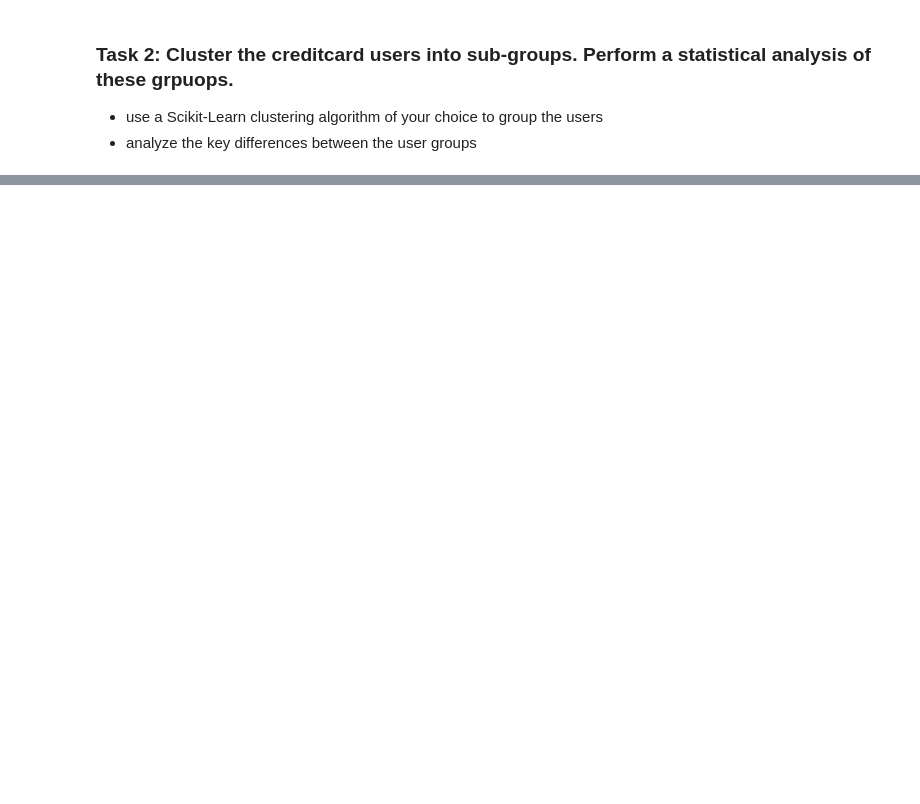
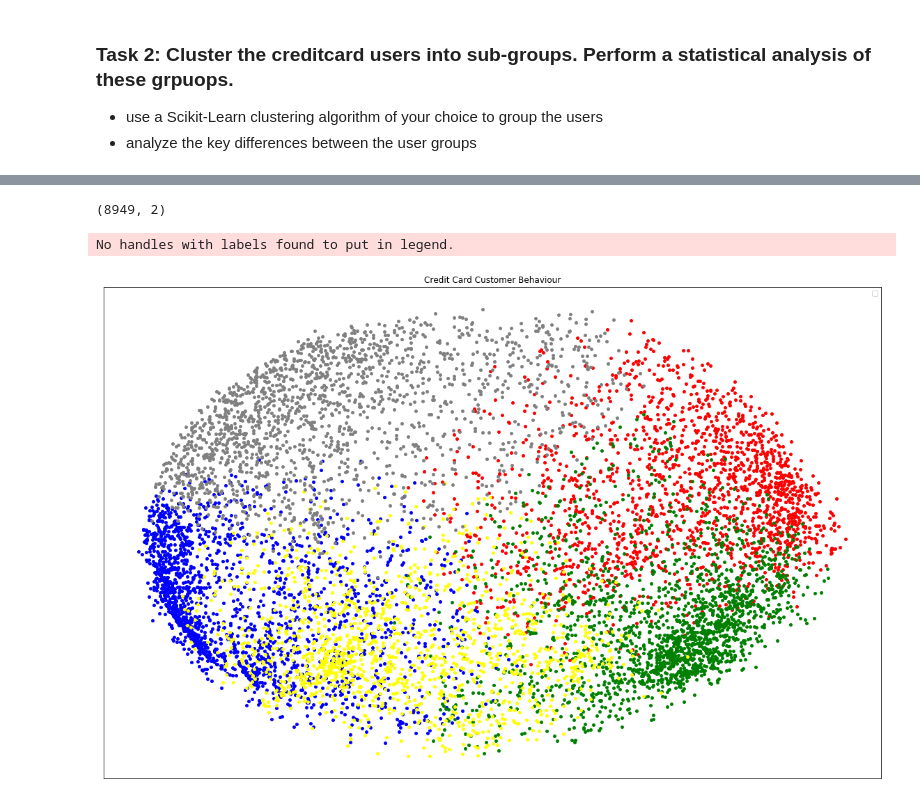
Before and after one commit to developeraakash/DataMining2020, a Jupyter notebook: week4/Assignment_2.ipynb, the cells around one changed output, grey strips where cells are left out. Drawn from its saved outputs; the diff is of its cells as text; code cells hidden in the pictures; blank space fills up the shorter version.

```diff
--- a/week4/Assignment_2.ipynb
+++ b/week4/Assignment_2.ipynb
@@ -24,0 +131,8 @@ data.head()
+# %%
+kmean = cluster.KMeans(n_clusters=5)
+kmean.fit(data_normed)
+labels=kmean.labels_
+
+
+clusters=pd.concat([pd.DataFrame(data_normed,columns=data_headers), pd.DataFrame({'cluster':labels})], axis=1)
+clusters.head()
@@ -24,0 +146,46 @@ data.head()
+# %%
+# data Visualization of the clusters
+dist = 1 - cosine_similarity(data_normed)
+
+pca = PCA(2)
+pca.fit(dist)
+X_PCA = pca.transform(dist)
+X_PCA.shape
+# %% [output]
+(8949, 2)
+# %%
+x, y = X_PCA[:, 0], X_PCA[:, 1]
+
+colors = {0: 'red',
+          1: 'blue',
+          2: 'green',
+          3: 'yellow',
+          4: 'grey',
+          5: 'purple'
+}
+
+names = {0: '',
+         1: '',
+         2: '',
+         3: '',
+         4: '',
+         5: ''}
+
+df = pd.DataFrame({'x': x, 'y':y, 'label':labels})
+groups = df.groupby('label')
+
+fig, ax = plt.subplots(figsize=(20, 13))
+
+for name, group in groups:
+    ax.plot(group.x, group.y, marker='o', linestyle='', ms=5,
+            color=colors[name],label=names[name], mec='none')
+    ax.set_aspect('auto')
+    ax.tick_params(axis='x',which='both',bottom='off',top='off',labelbottom='off')
+    ax.tick_params(axis= 'y',which='both',left='off',top='off',labelleft='off')
+
+ax.legend()
+ax.set_title("Credit Card Customer Behaviour")
+plt.show()
+# %% [output]
+No handles with labels found to put in legend.
+[figure, added]
```
Also changed, not shown: parts of 19 cells of this notebook.
